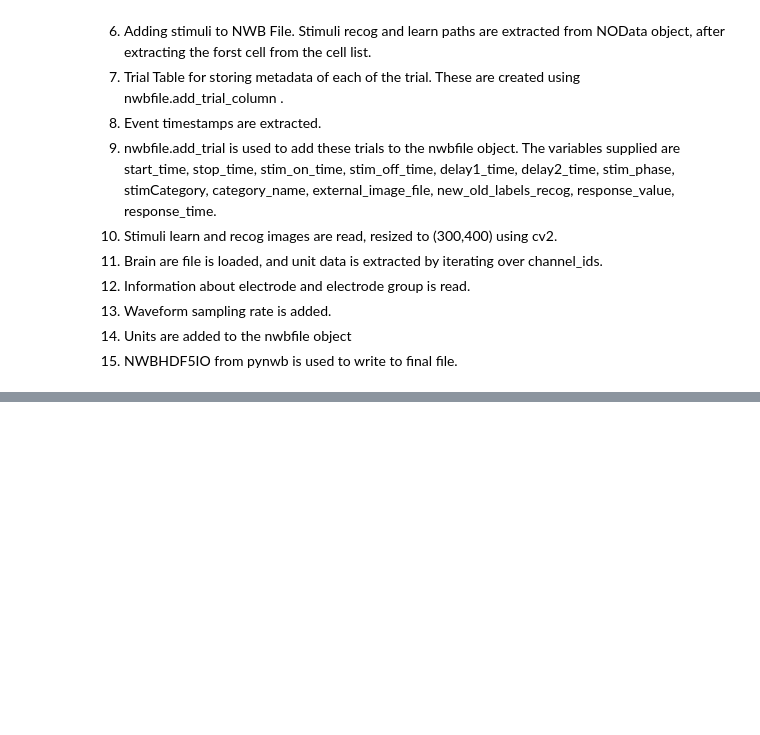
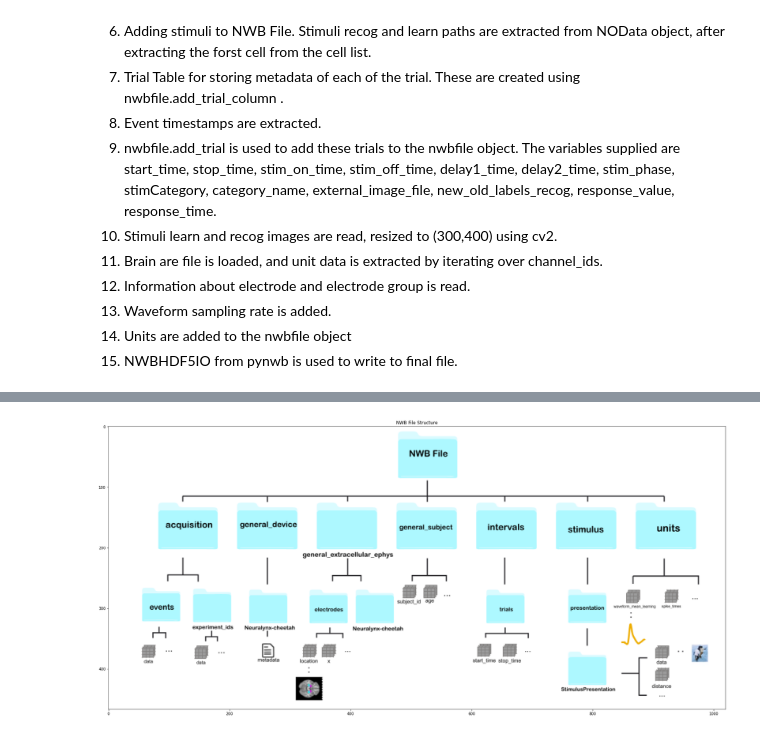
Before and after one commit to abhineet99/NWB-data, a Jupyter notebook: data_analysis.ipynb, the cells around one changed output, grey strips where cells are left out. Drawn from its saved outputs; the diff is of its cells as text; code cells hidden in the pictures; blank space fills up the shorter version.

Commit message:
added file structure

```diff
--- a/data_analysis.ipynb
+++ b/data_analysis.ipynb
@@ -133,0 +155,13 @@ events_ts and experiment_ids are added to NWBFile object using add_acquisition o
+# %%
+import cv2
+struct_image=cv2.imread("nwb-file-struct.png")
+# %%
+from matplotlib import pyplot as plt
+
+figsize=(15, 7)
+plt.figure(figsize=(30,20))
+plt.title('NWB File Structure')
+plt.imshow(struct_image)
+plt.show()
+# %% [output]
+[figure, added]
```
Also changed, not shown: parts of 6 cells of this notebook, 1 other file.
